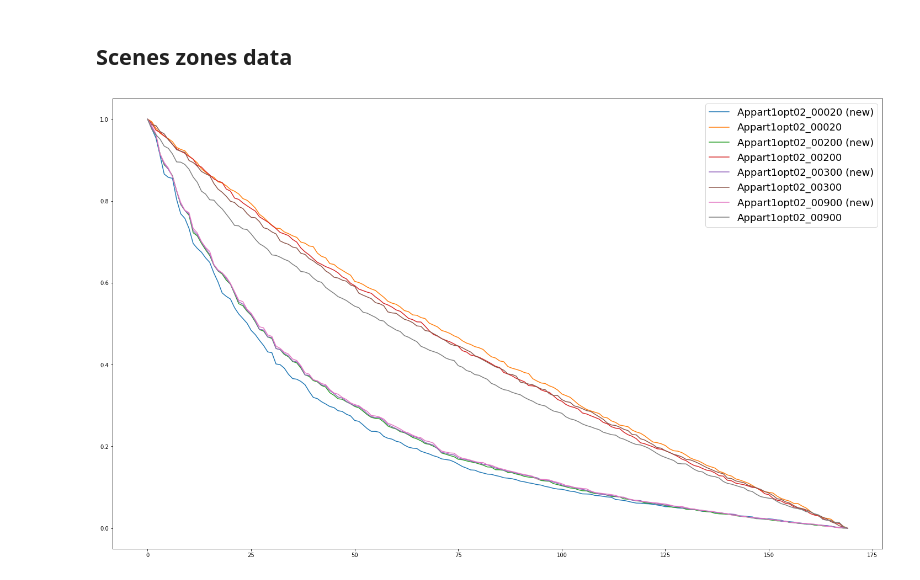
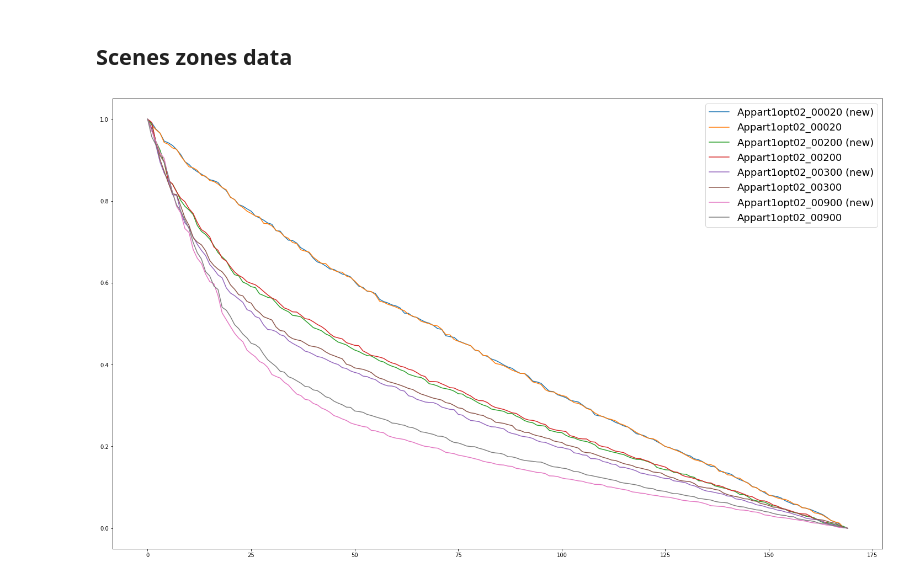
Before and after one commit to prise-3d/Thesis-NoiseDetection-attributes, a Jupyter notebook: analysis/noise_mask_svd.ipynb, the cells around one changed output. Saved outputs shown, nothing was run; the diff lists cells and outputs as text; code cells hidden in the pictures.

Commit message:
Update of display simulations curves

```diff
--- a/analysis/noise_mask_svd.ipynb
+++ b/analysis/noise_mask_svd.ipynb
@@ -78,6 +78,7 @@ def get_sv_data(cur_dict, interval, images_path_scene, norm=False, alpha=50, sig
 
     scene_name = cur_dict['name']
     image_indices = cur_dict['indices']
+    zone = cur_dict['zone']
     scene_sv_values = []
     begin, end = interval
 
@@ -85,6 +86,8 @@ def get_sv_data(cur_dict, interval, images_path_scene, norm=False, alpha=50, sig
 
     for id_img, img_path in enumerate(images_path_scene):
         img = Image.open(img_path)
+
+        img = processing.divide_in_blocks(img, (200, 200))[zone]
 
         # Convert to L canal
         img_grey = np.asarray(metrics.get_LAB_L(img), 'uint8')
@@ -104,7 +107,7 @@ def get_sv_data(cur_dict, interval, images_path_scene, norm=False, alpha=50, sig
         s = processing.get_LAB_L_SVD_s(img)
         data = s[begin:end]
 
-        Image.fromarray(new_img).show()
+        #Image.fromarray(new_img).show()
 
         if norm:
             data_new = utils.normalize_arr(data_new)
@@ -124,22 +127,26 @@ def get_sv_data(cur_dict, interval, images_path_scene, norm=False, alpha=50, sig
 # start 00020 - ref 00900 - step 10
 dict_appart = {'name': 'Appart1opt02',
                'prefix': 'appartAopt_',
-               'indices': ["00020", "00200", "00300", "00900"]}
+               'indices': ["00020", "00200", "00300", "00900"],
+               'zone': 6}
 
 # start 00050 - ref 01200 - step 10
 dict_cuisine = {'name': 'Cuisine01',
                'prefix': 'cuisine01_',
-               'indices': ["00050", "00400", "01200"]}
+               'indices': ["00050", "00400", "01200"],
+               'zone': 6}
 
 # start 00020 - ref 00950 - step 10
 dict_sdb_c = {'name': 'SdbCentre',
                'prefix': 'SdB2_',
-               'indices': ["00020", "00400", "00950"]}
+               'indices': ["00020", "00400", "00950"],
+               'zone': 6}
 
 # start 00020 - ref 00950 - step 10
 dict_sdb_d = {'name': 'SdbDroite',
                'prefix': 'SdB2_D_',
-               'indices': ["00020", "00400", "00950"]}
+               'indices': ["00020", "00400", "00950"],
+               'zone': 6}
 # %%
 all_dicts = [dict_appart, dict_cuisine, dict_sdb_c, dict_sdb_d]
 interval = (30, 200)
@@ -148,6 +155,6 @@ images_path = compute_images_path(all_dicts)
 # %%
 scene_index = 0
 # %%
-sv_values = get_sv_data(all_dicts[scene_index], interval, images_path[scene_index], norm=True, alpha=50, sigma=0.4)
+sv_values = get_sv_data(all_dicts[scene_index], interval, images_path[scene_index], norm=True, alpha=20, sigma=0.3)
 # %% [output]
-[figure, old version]
+[figure, new version]
```
Also changed, not shown: 2 other files.
